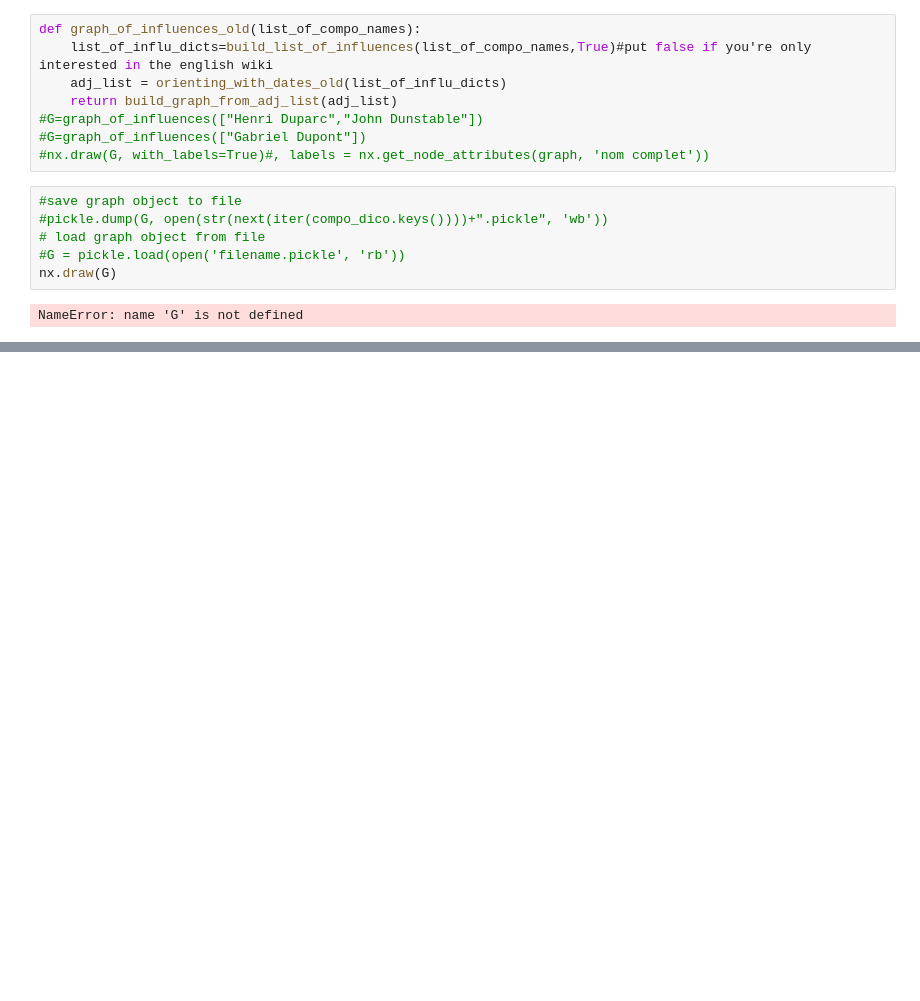
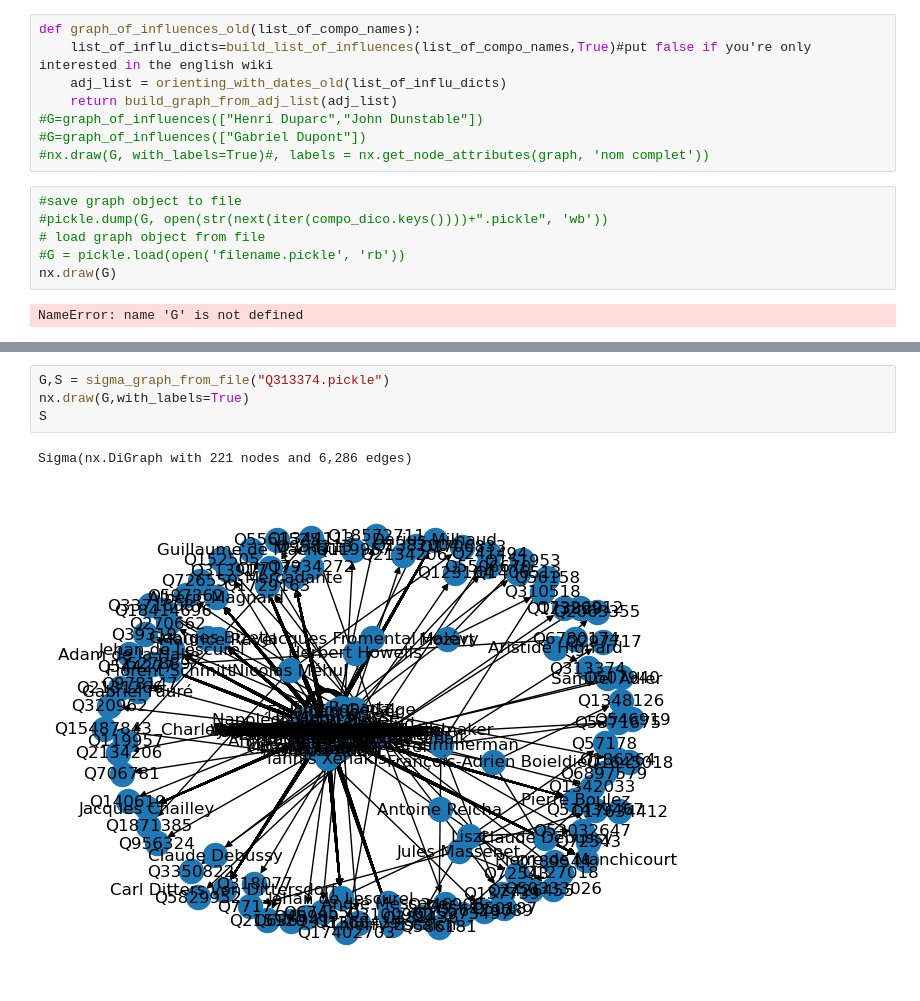
Before and after one commit to AugustinBouquillard/ClassicalGraph, a Jupyter notebook: find_composers_v2.ipynb, the cells around one changed output, grey strips where cells are left out. Drawn from its saved outputs; the diff is of its cells as text; blank space fills up the shorter version.

Commit message:
debugging graph building

```diff
--- a/find_composers_v2.ipynb
+++ b/find_composers_v2.ipynb
@@ -479,3 +478,10 @@ S
 # %% [output]
 Sigma(nx.DiGraph with 1,487 nodes and 287,988 edges)
 [figure]
+# %%
+G,S = sigma_graph_from_file("Q313374.pickle")
+nx.draw(G,with_labels=True)
+S
+# %% [output]
+Sigma(nx.DiGraph with 221 nodes and 6,286 edges)
+[figure, added]
```
Also changed, not shown: parts of 2 cells of this notebook, 1 other file.
